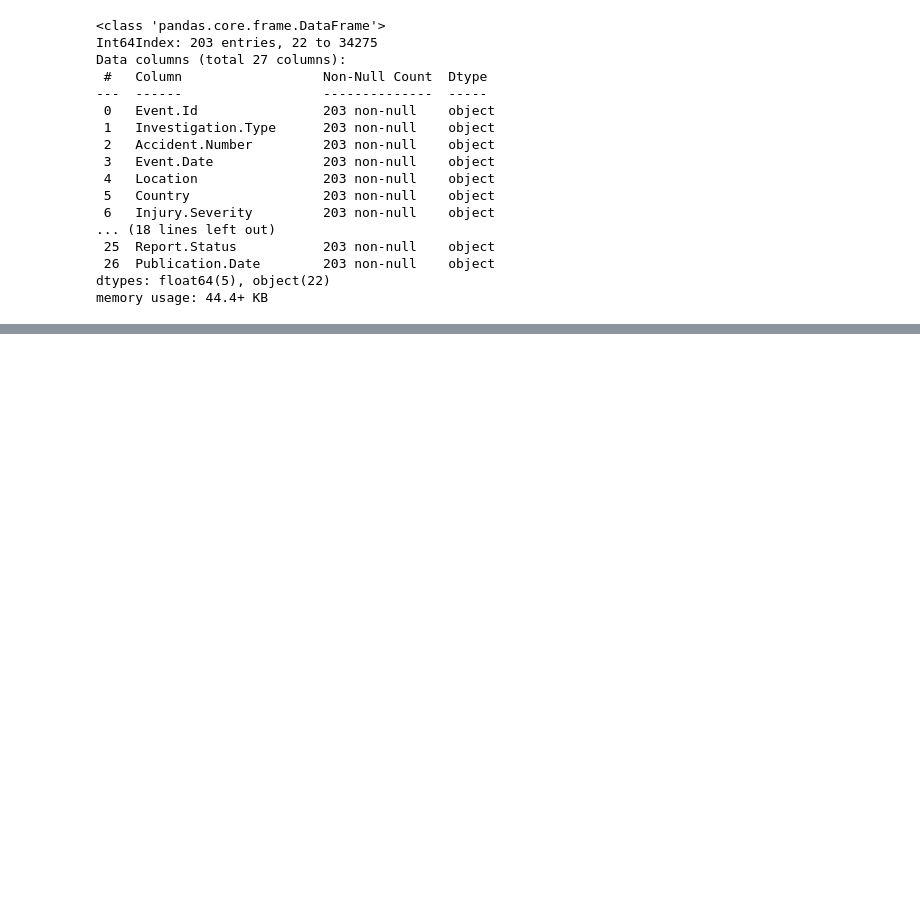
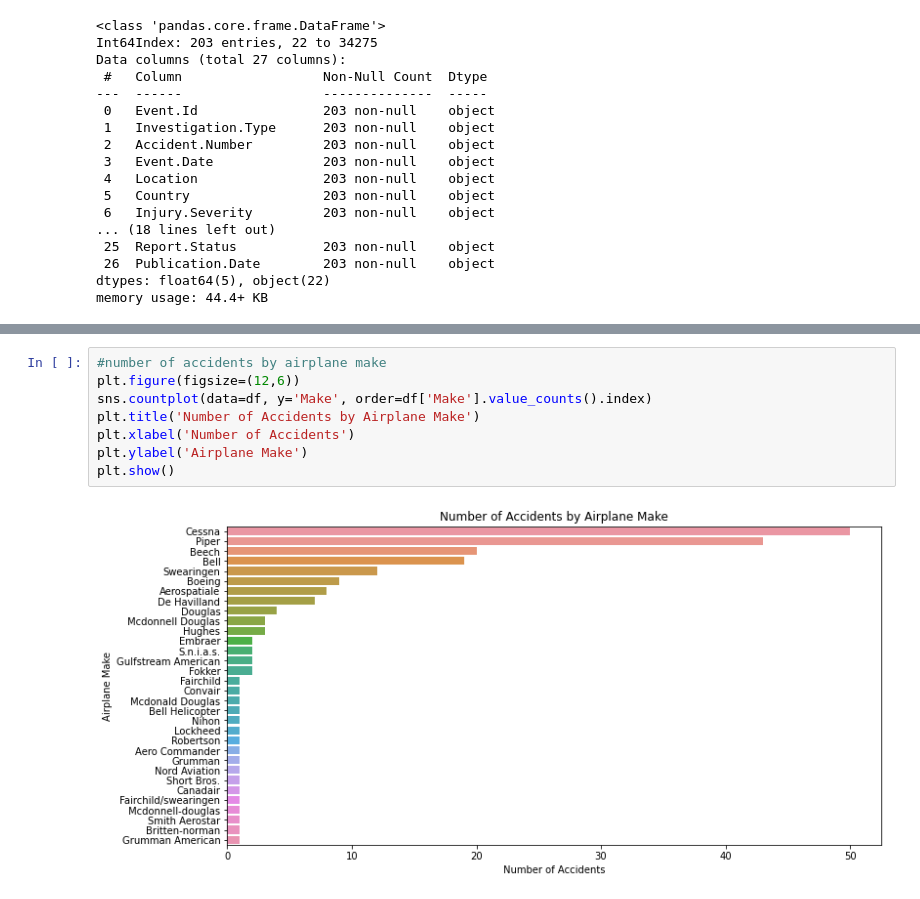
Before and after one commit to kanyua-charity/NTSB-Aviation-Accident-Analysis, a Jupyter notebook: student.ipynb, the cells around one changed output, grey strips where cells are left out. Cells and saved outputs as stored; diff of their text form; blank space fills up the shorter version.

```diff
--- a/student.ipynb
+++ b/student.ipynb
@@ -163,0 +179,10 @@ TypeError: unhashable type: 'list'
+# %%
+#number of accidents by airplane make
+plt.figure(figsize=(12,6))
+sns.countplot(data=df, y='Make', order=df['Make'].value_counts().index)
+plt.title('Number of Accidents by Airplane Make')
+plt.xlabel('Number of Accidents')
+plt.ylabel('Airplane Make')
+plt.show()
+# %% [output]
+[figure, added]
```
Also changed, not shown: parts of 9 cells of this notebook.
